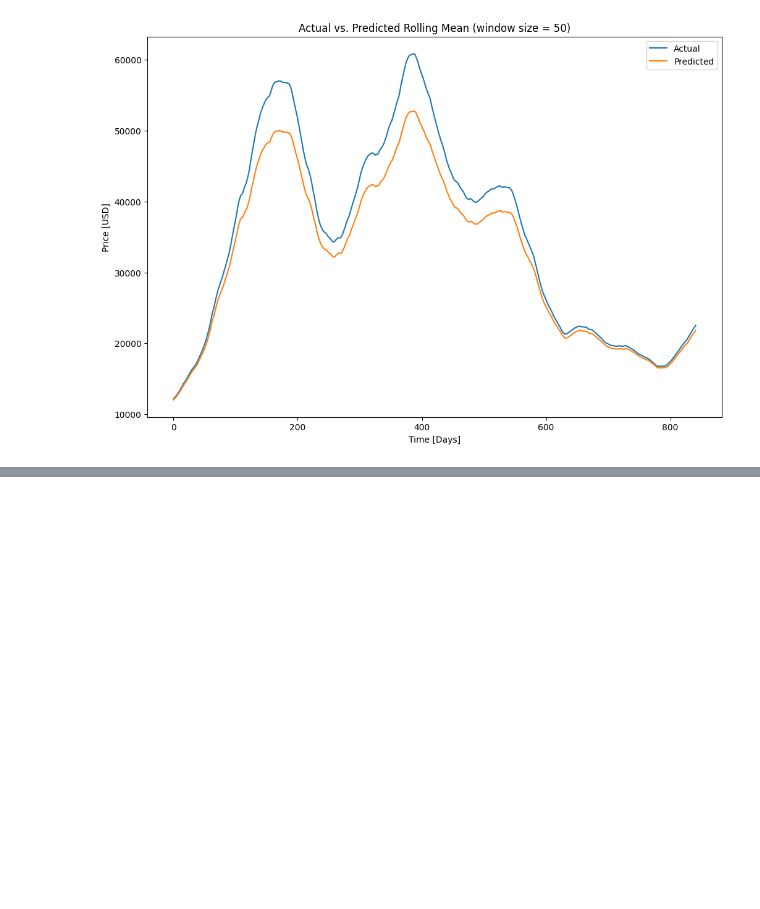
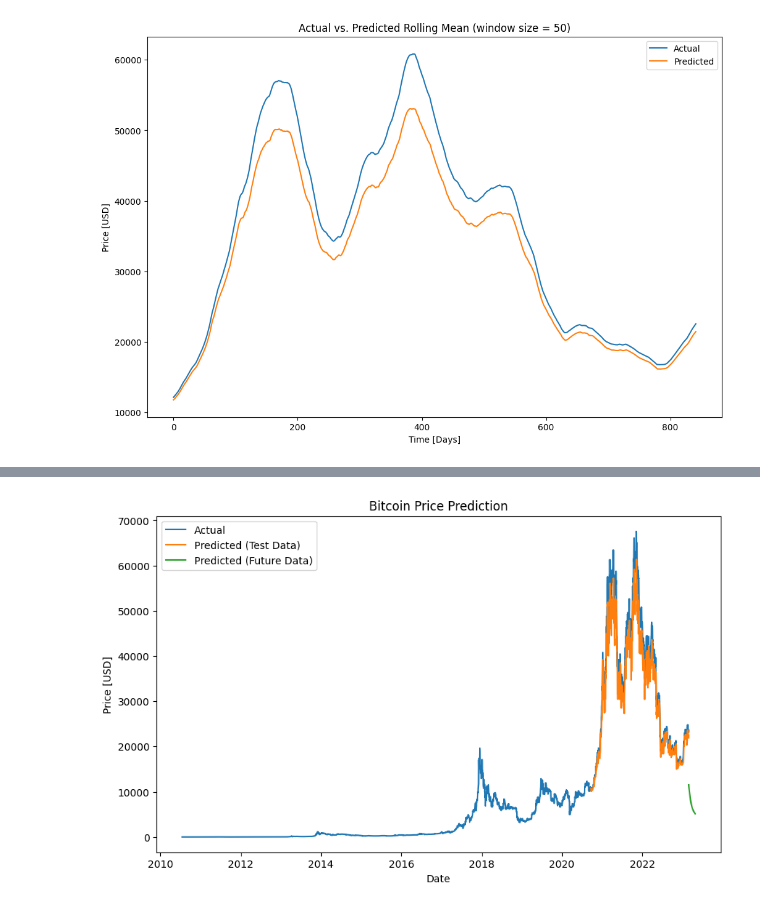
Before and after one commit to tylerfallon/The-Omniscient-Crypto-Oracle, a Jupyter notebook: David/LSTM-Model_Bitcoin.ipynb, the cells around one changed output, grey strips where cells are left out. Saved outputs shown, nothing was run; the diff lists cells and outputs as text; code cells hidden in the pictures; blank space fills up the shorter version.

```diff
--- a/David/LSTM-Model_Bitcoin.ipynb
+++ b/David/LSTM-Model_Bitcoin.ipynb
@@ -290,0 +251,32 @@ plt.show()
+# %%
+# Save previous predictions
+previous_predictions_df = predictions_df.copy()
+
+# Get last n rows of bitcoin_df and set index of previous_predictions_df to match
+n = len(previous_predictions_df)
+previous_predictions_df.index = bitcoin_df.iloc[-n:].index
+# %%
+# Use the model to predict future prices
+# First, get the last sequence of data from the training set
+last_sequence = X_train[-1,:,:]
+# Generate the future date range
+future_dates = pd.date_range(start=bitcoin_df.index[-1], periods=60, freq='D')
+# Create an empty array to hold the predicted prices
+predicted_prices = np.zeros((60, 1))
+# Iterate over the future date range
+for i, date in enumerate(future_dates):
+    # Predict the price for the next day using the last sequence of data
+    predicted_price = model.predict(last_sequence.reshape(1, last_sequence.shape[0], last_sequence.shape[1]))
+    # Add the predicted price to the array
+    predicted_prices[i, 0] = predicted_price
+    # Update the last sequence of data with the predicted price
+    last_sequence = np.vstack((last_sequence[1:], predicted_price))
+
+# Invert the scaling of the predicted prices
+predicted_prices_inv = scaler.inverse_transform(predicted_prices)
+
+# Create a dataframe with the predicted prices and the corresponding dates
+predictions_df2 = pd.DataFrame(predicted_prices_inv, index=future_dates, columns=['predicted'])
+
+# Print the predictions
+print(predictions_df2)
@@ -290,0 +301,13 @@ plt.show()
+# %%
+# Plot actual vs predicted values
+plt.figure(figsize=(10, 6))
+plt.plot(bitcoin_df.index, bitcoin_df.values, label='Actual')
+plt.plot(previous_predictions_df.index, previous_predictions_df['predicted'], label='Predicted (Test Data)')
+plt.plot(predictions_df2.index, predictions_df2['predicted'], label='Predicted (Future Data)')
+plt.legend()
+plt.title('Bitcoin Price Prediction')
+plt.xlabel('Date')
+plt.ylabel('Price [USD]')
+plt.show()
+# %% [output]
+[figure, added]
```
Also changed, not shown: parts of 17 cells of this notebook, 2 other files.
